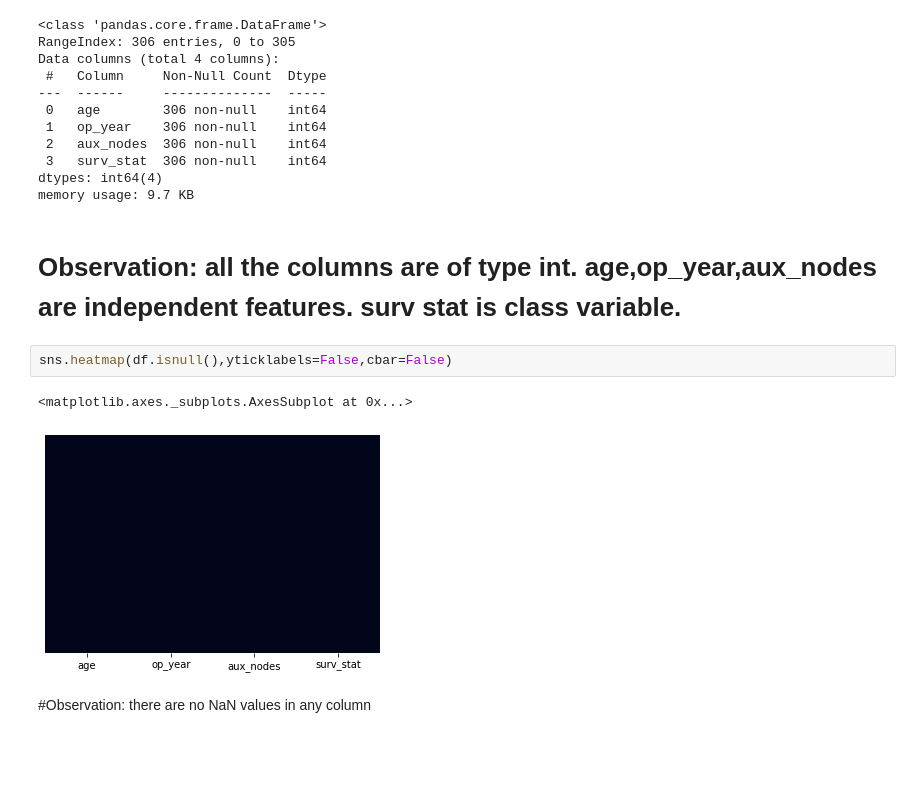
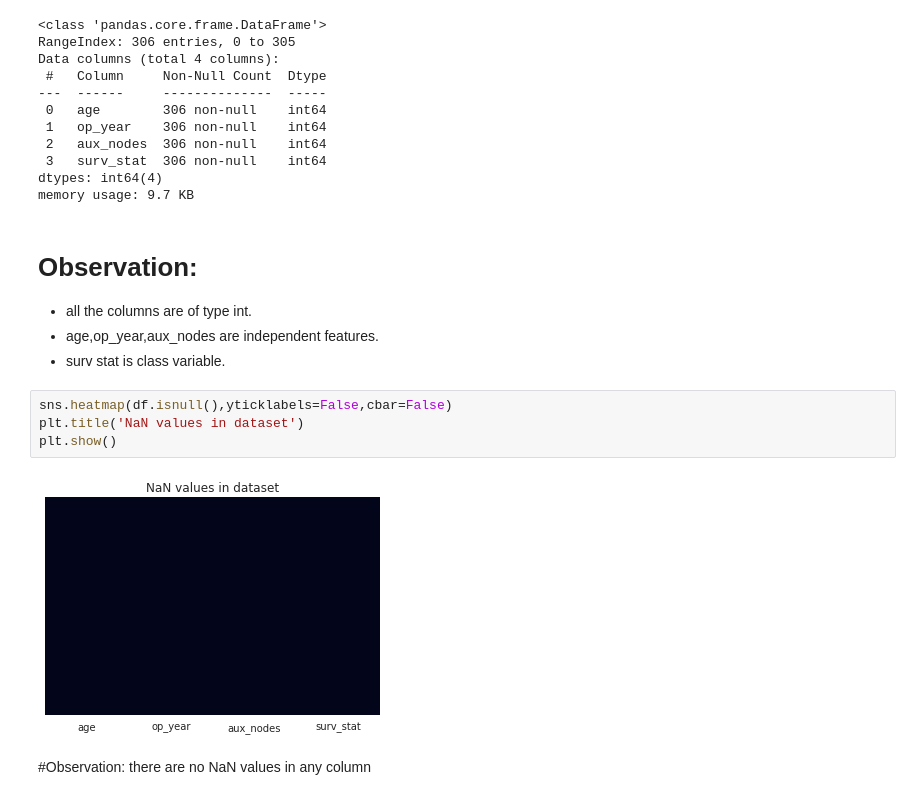
Before and after one commit to vishnuvardhan-jadava/Exploratory-Data-Analysis-on-Haberman-Dataset, a Jupyter notebook: habermans_EDA.ipynb, the cells around one changed output. Drawn from its saved outputs; the diff is of its cells as text; blank space fills up the shorter version.

```diff
--- a/habermans_EDA.ipynb
+++ b/habermans_EDA.ipynb
@@ -50,12 +50,16 @@ Data columns (total 4 columns):
 dtypes: int64(4)
 memory usage: 9.7 KB
 # %% [markdown]
-# Observation: all the columns are of type int. age,op_year,aux_nodes are independent features. surv stat is class variable.
+# Observation:
+*    all the columns are of type int.
+*    age,op_year,aux_nodes are independent features.
+*    surv stat is class variable.
 # %%
 sns.heatmap(df.isnull(),yticklabels=False,cbar=False)
+plt.title('NaN values in dataset')
+plt.show()
 # %% [output]
-<matplotlib.axes._subplots.AxesSubplot at 0x...>
-[figure, old version]
+[figure, new version]
 # %% [markdown]
 #Observation: there are no NaN values in any column
 # %%
```
Also changed, not shown: parts of 4 cells of this notebook.
